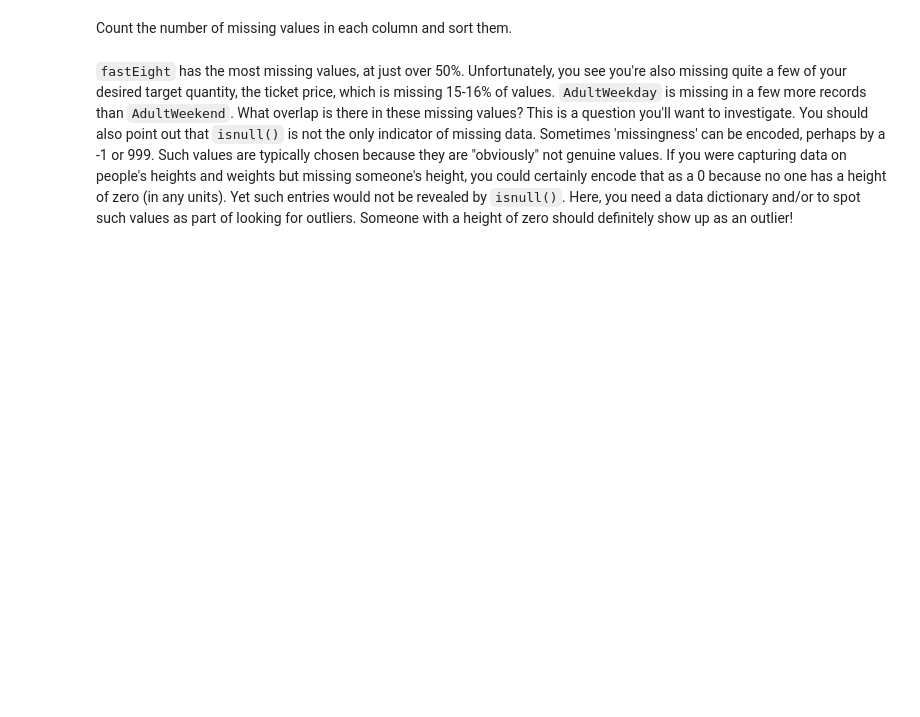
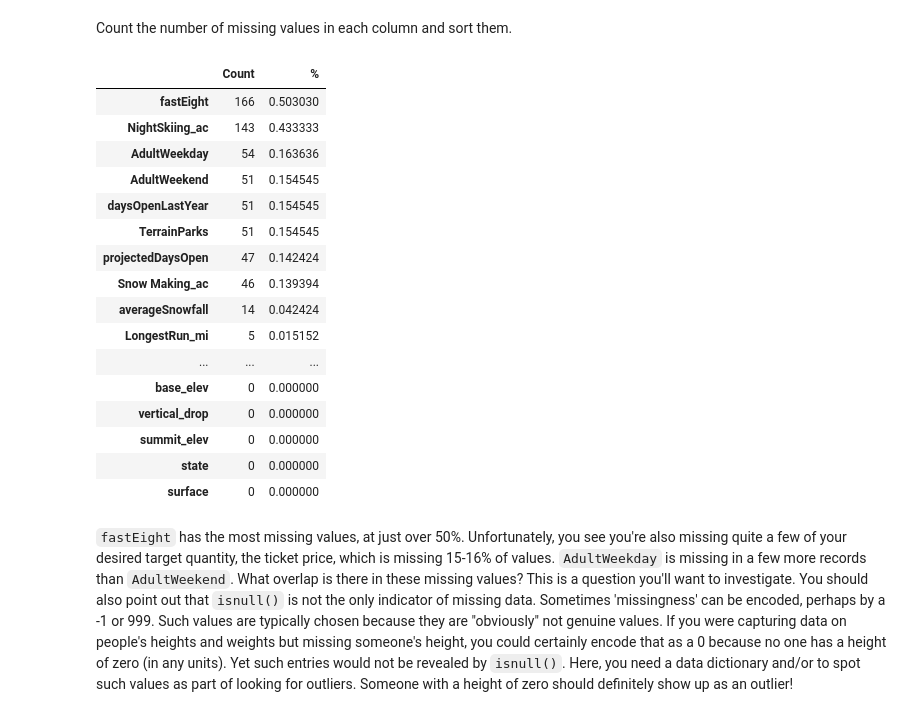
Before and after one commit to Rmalvaro/DataScienceGuidedCapstone, a Jupyter notebook: Notebooks/02_data_wrangling.ipynb, the cells around one changed output. Saved outputs shown, nothing was run; the diff lists cells and outputs as text; code cells hidden in the pictures; blank space fills up the shorter version.

```diff
--- a/Notebooks/02_data_wrangling.ipynb
+++ b/Notebooks/02_data_wrangling.ipynb
@@ -165,12 +185,39 @@ Count the number of missing values in each column and sort them.
 # %%
 #Code task 5#
 #Count (using `.sum()`) the number of missing values (`.isnull()`) in each column of
 #ski_data as well as the percentages (using `.mean()` instead of `.sum()`).
 #Order them (increasing or decreasing) using sort_values
 #Call `pd.concat` to present these in a single table (DataFrame) with the helpful column names 'count' and '%'
-missing = sum([ski_data.___.___, 100 * ski_data.___.___], axis=1)
-missing.columns=[___, ___]
-missing.___(by=___)
+
+missing_count = ski_data.isna().sum()
+missing_per = ski_data.isna().mean()
+
+missing_df = pd.concat([missing_count, missing_per], axis=1)
+missing_df.columns = ['Count', '%']
+missing_df.sort_values(by='Count', ascending=False)
+
+# Not sure how to make the code more consice, like below.
+# missing = ___([ski_data.___.___, 100 * ski_data.___.___], axis=1)
+# missing.columns=[___, ___]
+# missing.___(by=___)
+# %% [output]
+|  | Count | % |
+| fastEight | 166 | 0.503030 |
+| NightSkiing_ac | 143 | 0.433333 |
+| AdultWeekday | 54 | 0.163636 |
+| AdultWeekend | 51 | 0.154545 |
+| daysOpenLastYear | 51 | 0.154545 |
+| TerrainParks | 51 | 0.154545 |
+| projectedDaysOpen | 47 | 0.142424 |
+| Snow Making_ac | 46 | 0.139394 |
+| averageSnowfall | 14 | 0.042424 |
+| LongestRun_mi | 5 | 0.015152 |
+| ... | ... | ... |
+| base_elev | 0 | 0.000000 |
+| vertical_drop | 0 | 0.000000 |
+| summit_elev | 0 | 0.000000 |
+| state | 0 | 0.000000 |
+| surface | 0 | 0.000000 |
 # %% [markdown]
 `fastEight` has the most missing values, at just over 50%. Unfortunately, you see you're also missing quite a few of your desired target quantity, the ticket price, which is missing 15-16% of values. `AdultWeekday` is missing in a few more records than `AdultWeekend`. What overlap is there in these missing values? This is a question you'll want to investigate. You should also point out that `isnull()` is not the only indicator of missing data. Sometimes 'missingness' can be encoded, perhaps by a -1 or 999. Such values are typically chosen because they are "obviously" not genuine values. If you were capturing data on people's heights and weights but missing someone's height, you could certainly encode that as a 0 because no one has a height of zero (in any units). Yet such entries would not be revealed by `isnull()`. Here, you need a data dictionary and/or to spot such values as part of looking for outliers. Someone with a height of zero should definitely show up as an outlier!
 # %% [markdown]
```
Also changed, not shown: parts of 22 cells of this notebook.
